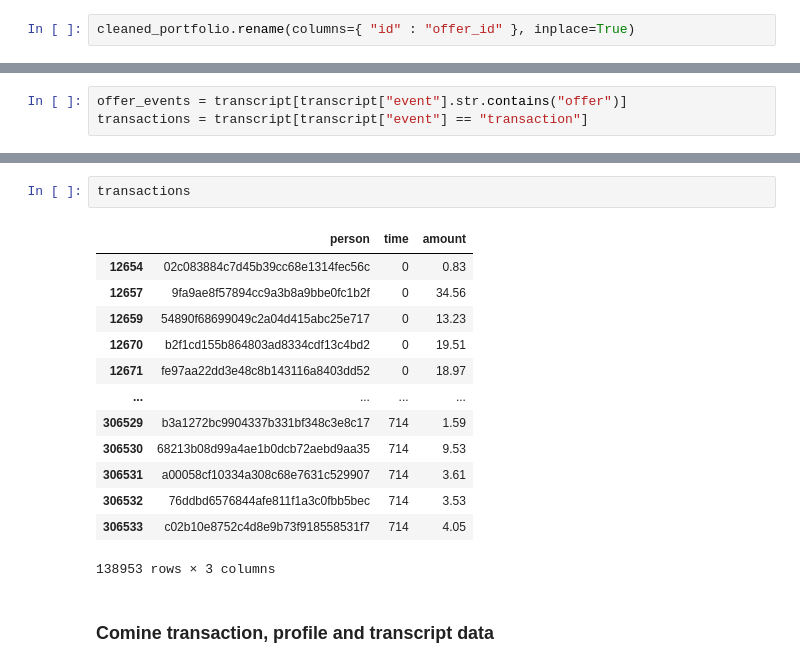
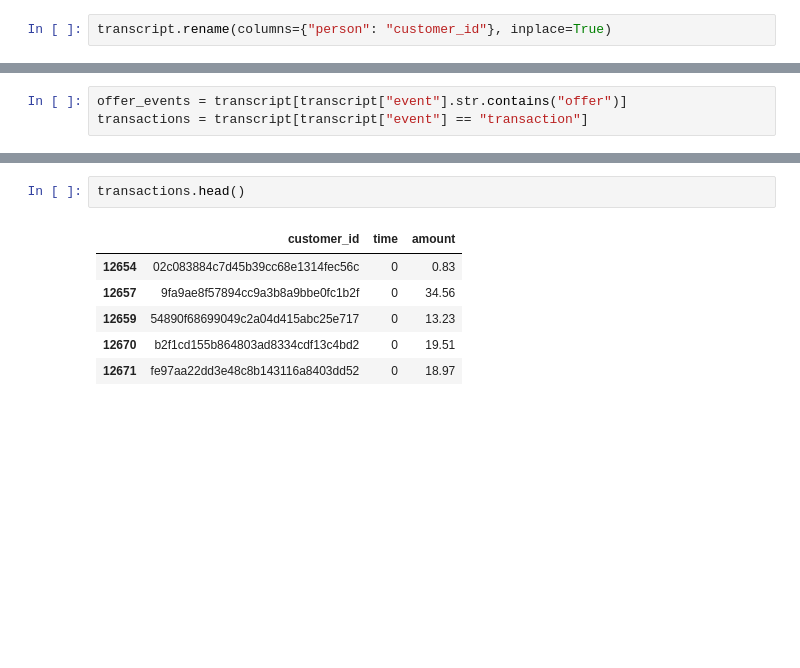
Before and after one commit to luongnguyentrong/starbuck-udacity-capstone, a Jupyter notebook: Starbucks_Capstone_notebook.ipynb, the cells around one changed output, grey strips where cells are left out. Saved outputs shown, nothing was run; the diff lists cells and outputs as text; blank space fills up the shorter version.

```diff
--- a/Starbucks_Capstone_notebook.ipynb
+++ b/Starbucks_Capstone_notebook.ipynb
@@ -128,2 +277,2 @@ cleaned_portfolio.drop(columns=["offer_type", "channels"], inplace=True)
 # %%
-cleaned_portfolio.rename(columns={ "id" : "offer_id" }, inplace=True)
+transcript.rename(columns={"person": "customer_id"}, inplace=True)
@@ -280,18 +356,9 @@ See the caveats in the documentation: https://pandas.pydata.org/pandas-docs/stab
 # %%
-transactions
+transactions.head()
 # %% [output]
-|  | person | time | amount |
+|  | customer_id | time | amount |
 | 12654 | 02c083884c7d45b39cc68e1314fec56c | 0 | 0.83 |
 | 12657 | 9fa9ae8f57894cc9a3b8a9bbe0fc1b2f | 0 | 34.56 |
 | 12659 | 54890f68699049c2a04d415abc25e717 | 0 | 13.23 |
 | 12670 | b2f1cd155b864803ad8334cdf13c4bd2 | 0 | 19.51 |
 | 12671 | fe97aa22dd3e48c8b143116a8403dd52 | 0 | 18.97 |
-| ... | ... | ... | ... |
-| 306529 | b3a1272bc9904337b331bf348c3e8c17 | 714 | 1.59 |
-| 306530 | 68213b08d99a4ae1b0dcb72aebd9aa35 | 714 | 9.53 |
-| 306531 | a00058cf10334a308c68e7631c529907 | 714 | 3.61 |
-| 306532 | 76ddbd6576844afe811f1a3c0fbb5bec | 714 | 3.53 |
-| 306533 | c02b10e8752c4d8e9b73f918558531f7 | 714 | 4.05 |
-138953 rows × 3 columns
-# %% [markdown]
-### Comine transaction, profile and transcript data
```
Also changed, not shown: parts of 90 cells of this notebook.
